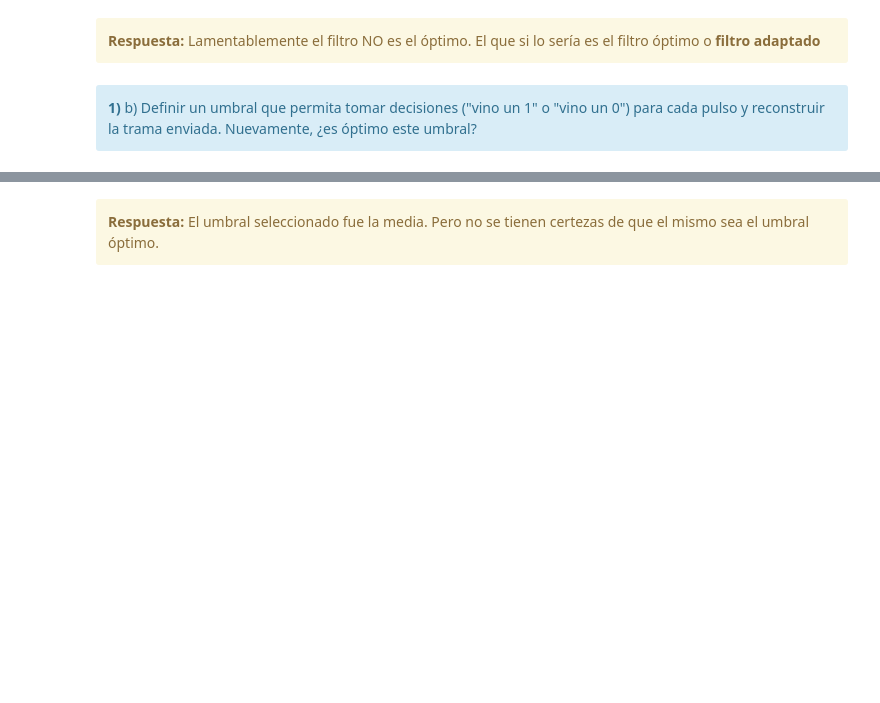
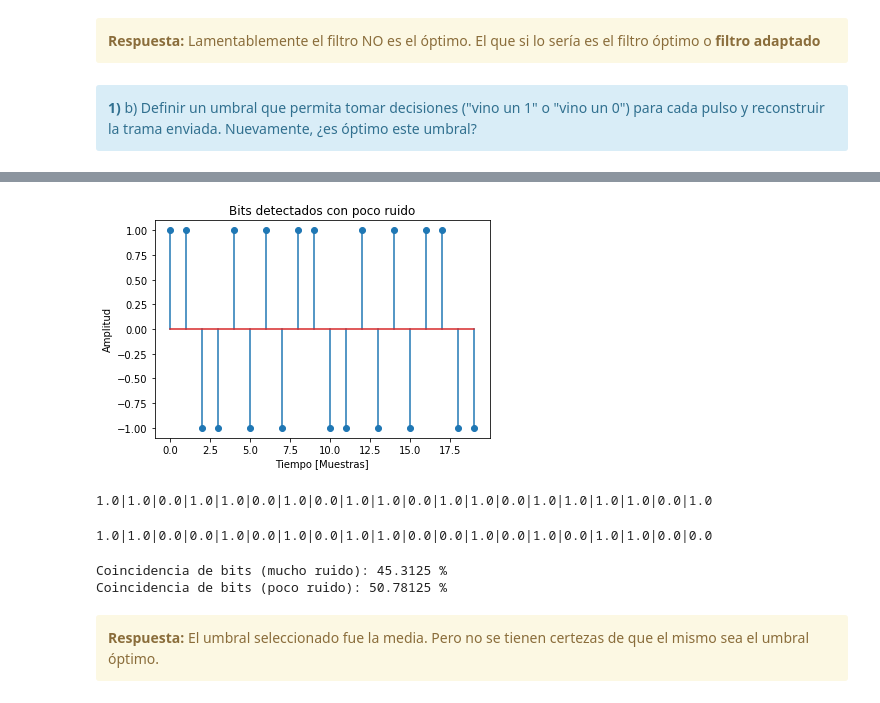
Before and after one commit to Martin-N-Menendez/PdS, a Jupyter notebook: TP1/TP1.ipynb, the cells around one changed output, grey strips where cells are left out. Cells and saved outputs as stored; diff of their text form; code cells hidden in the pictures; blank space fills up the shorter version.

```diff
--- a/TP1/TP1.ipynb
+++ b/TP1/TP1.ipynb
@@ -125,4 +127,0 @@ trigger = np.zeros(N_s//20)
-# %%
-for i in t_t:
-    if filtrado[i]-media > cota:
-        trigger[i//20] = 1
@@ -153,2 +149,14 @@ plt.show()
+# %%
+N_sub = len(señal_mucho_ruido_sub)
+
+bits_mucho_ruido = np.zeros(N_sub)
+bits_poco_ruido = np.zeros(N_sub)
+
+for i in range(N_sub):
+    if señal_mucho_ruido_sub[i] > 0:
+        bits_mucho_ruido[i] = 1
+
+    if señal_poco_ruido_sub[i] > 0:
+        bits_poco_ruido[i] = 1
 # %%
 plt.figure()
@@ -168,3 +171,36 @@ print (*trigger[desde:hasta],sep="|")
+# %%
+plt.figure()
+plt.stem(2*bits_poco_ruido[12:128//4]-1)
+
+plt.title('Bits detectados con poco ruido')
+plt.xlabel('Tiempo [Muestras]')
+plt.ylabel('Amplitud')
+plt.show()
+# %% [output]
+[figure, added]
+# %%
+print (*bits_mucho_ruido[12:128//4],sep="|")
+# %% [output]
+1.0|1.0|0.0|1.0|1.0|0.0|1.0|0.0|1.0|1.0|0.0|1.0|1.0|0.0|1.0|1.0|1.0|1.0|0.0|1.0
+# %%
+print (*bits_poco_ruido[12:128//4],sep="|")
+# %% [output]
+1.0|1.0|0.0|0.0|1.0|0.0|1.0|0.0|1.0|1.0|0.0|0.0|1.0|0.0|1.0|0.0|1.0|1.0|0.0|0.0
+# %%
+aux_mucho_ruido = 0
+aux_poco_ruido = 0
+dim = 16*8
+for i in range(dim):
+    if(header[i] == bits_mucho_ruido[12+i]):
+        aux_mucho_ruido += 1
+    if(header[i] == bits_poco_ruido[12+i]):
+        aux_poco_ruido += 1
+
+print("Coincidencia de bits (mucho ruido):",100*aux_mucho_ruido/dim,"%")
+print("Coincidencia de bits (poco ruido):",100*aux_poco_ruido/dim,"%")
+# %% [output]
+Coincidencia de bits (mucho ruido): 45.3125 %
+Coincidencia de bits (poco ruido): 50.78125 %
 # %% [markdown]
 <div class="alert alert-block alert-warning">
 <b>Respuesta:</b> El umbral seleccionado fue la media. Pero no se tienen certezas de que el mismo sea el umbral óptimo.
```
Also changed, not shown: parts of 27 cells of this notebook.
